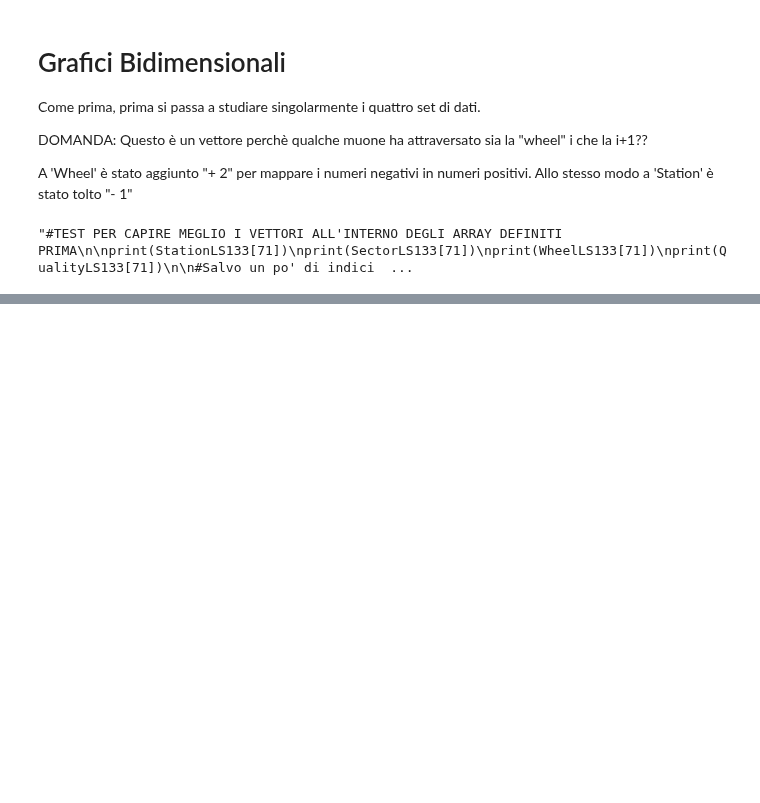
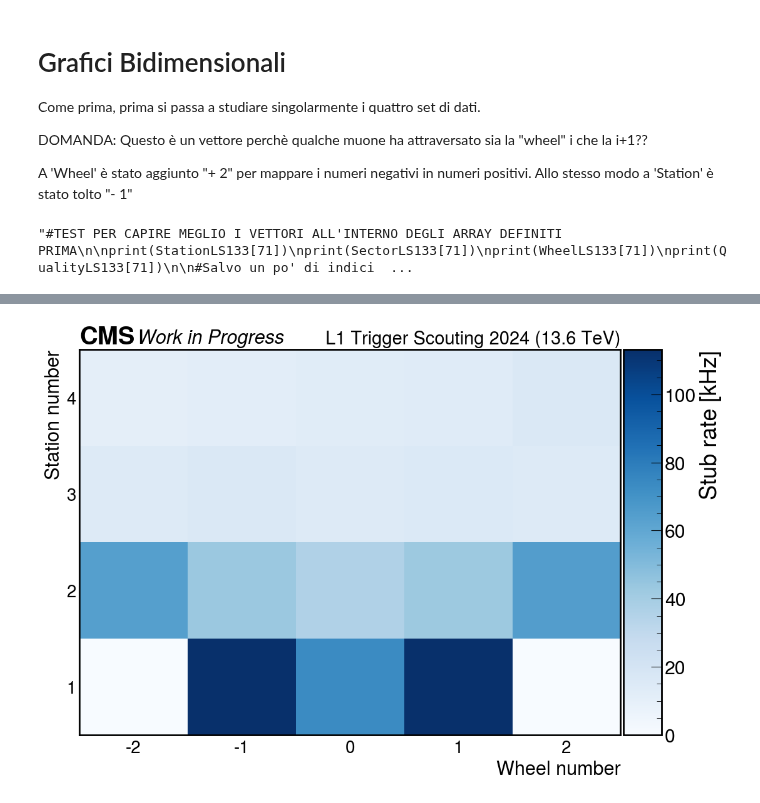
Before and after one commit to francescoreschio/Tesi-Triennale, a Jupyter notebook: Codice/Stubs.ipynb, the cells around one changed output, grey strips where cells are left out. Drawn from its saved outputs; the diff is of its cells as text; code cells hidden in the pictures; blank space fills up the shorter version.

```diff
--- a/Codice/Stubs.ipynb
+++ b/Codice/Stubs.ipynb
@@ -221,0 +213,23 @@ plt.show()'''
+# %%
+fig, ax = plt.subplots(figsize = (12, 8))
+
+cax = ax.imshow(StationAndWheel, cmap='Blues', aspect='auto', interpolation='none', origin='lower')
+
+set_label_font(ax, FONTSIZE)
+set_tick_font(ax, FONTSIZE - 2)
+draw_cms_label(ax, fontsize= FONTSIZE, label="Work in Progress", rlabel="L1 Trigger Scouting 2024 (13.6 TeV)")
+
+ax.set_yticks(ticks=np.arange(0, 4, 1), labels=np.arange(1, 5, 1))
+ax.set_xticks(ticks=np.arange(5), labels=np.arange(-2, 3, 1))
+
+divider = make_axes_locatable(ax)
+cax2 = divider.append_axes("right", size="7%", pad=0.05)
+plt.colorbar(cax, cax=cax2, label='Stub rate [kHz]')
+
+ax.set_xlabel('Wheel number')
+ax.set_ylabel('Station number')
+ax.tick_params(axis='both', which='both', length=0)
+
+plt.show()
+# %% [output]
+[figure, added]
```
Also changed, not shown: parts of 8 cells of this notebook, 1 other file.
